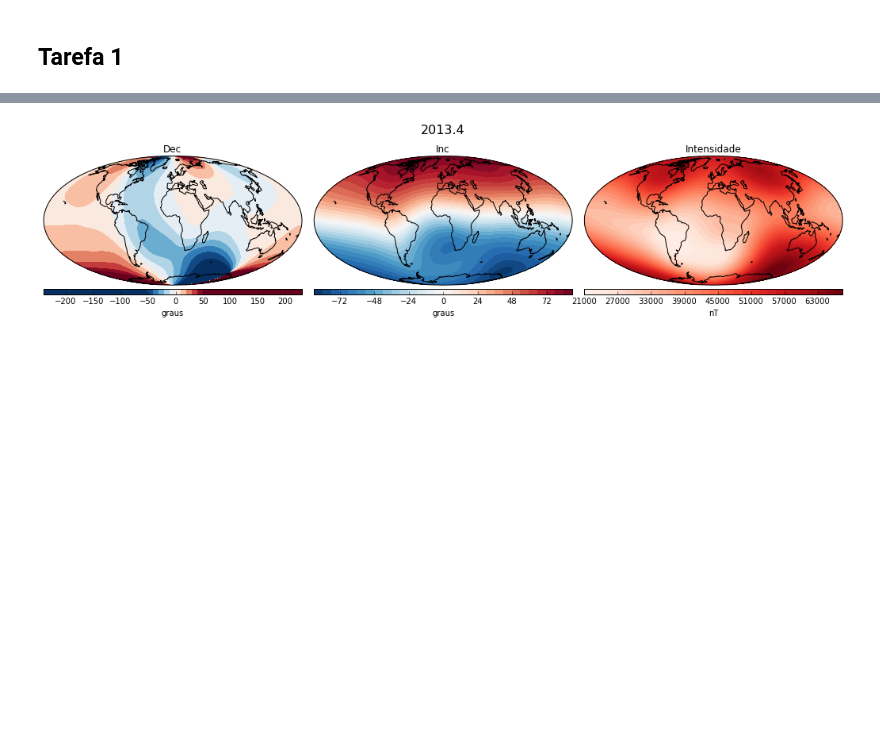
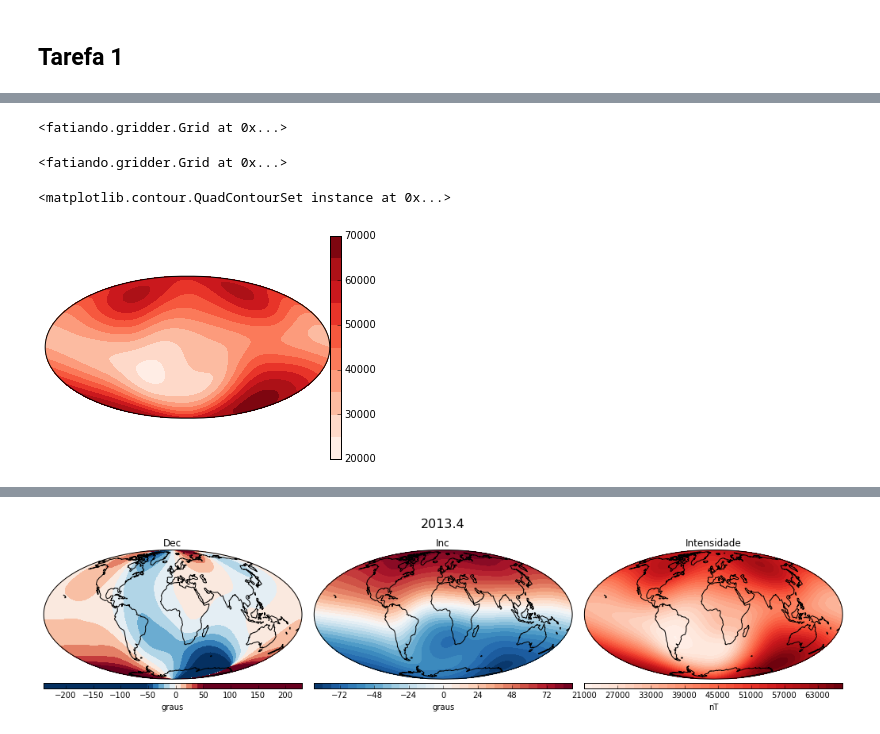
Before and after one commit to leouieda/geofisica1, a Jupyter notebook: lessons/magnetometria/pratica1.ipynb, the cells around one changed output, grey strips where cells are left out. Saved outputs shown, nothing was run; the diff lists cells and outputs as text; code cells hidden in the pictures; blank space fills up the shorter version.

```diff
--- a/lessons/magnetometria/pratica1.ipynb
+++ b/lessons/magnetometria/pratica1.ipynb
@@ -34,0 +46,9 @@ Versão do Fatiando a Terra: 0.3-17-gbf8416c-dirty
+# %%
+dec = a[3] + a[4]/60
+inc = a[5] + a[6]/60
+# %%
+ig = Grid(**dict((k, v) for k, v in zip('year lat lon dec inc int'.split(), [a[0], a[1], a[2], dec, inc, a[-1]])))
+# %%
+ig.set_shape((181, 90))
+# %% [output]
+<fatiando.gridder.Grid at 0x...>
@@ -34,0 +57,9 @@ Versão do Fatiando a Terra: 0.3-17-gbf8416c-dirty
+# %%
+ig.set_projection(crs.Geodetic())
+# %% [output]
+<fatiando.gridder.Grid at 0x...>
+# %%
+ig[ig.year == 1980].reproject(crs.Mollweide()).set_shape((181, 90)).contourf('int')
+# %% [output]
+<matplotlib.contour.QuadContourSet instance at 0x...>
+[figure, added]
```
Also changed, not shown: parts of 9 cells of this notebook, 5 other files.
